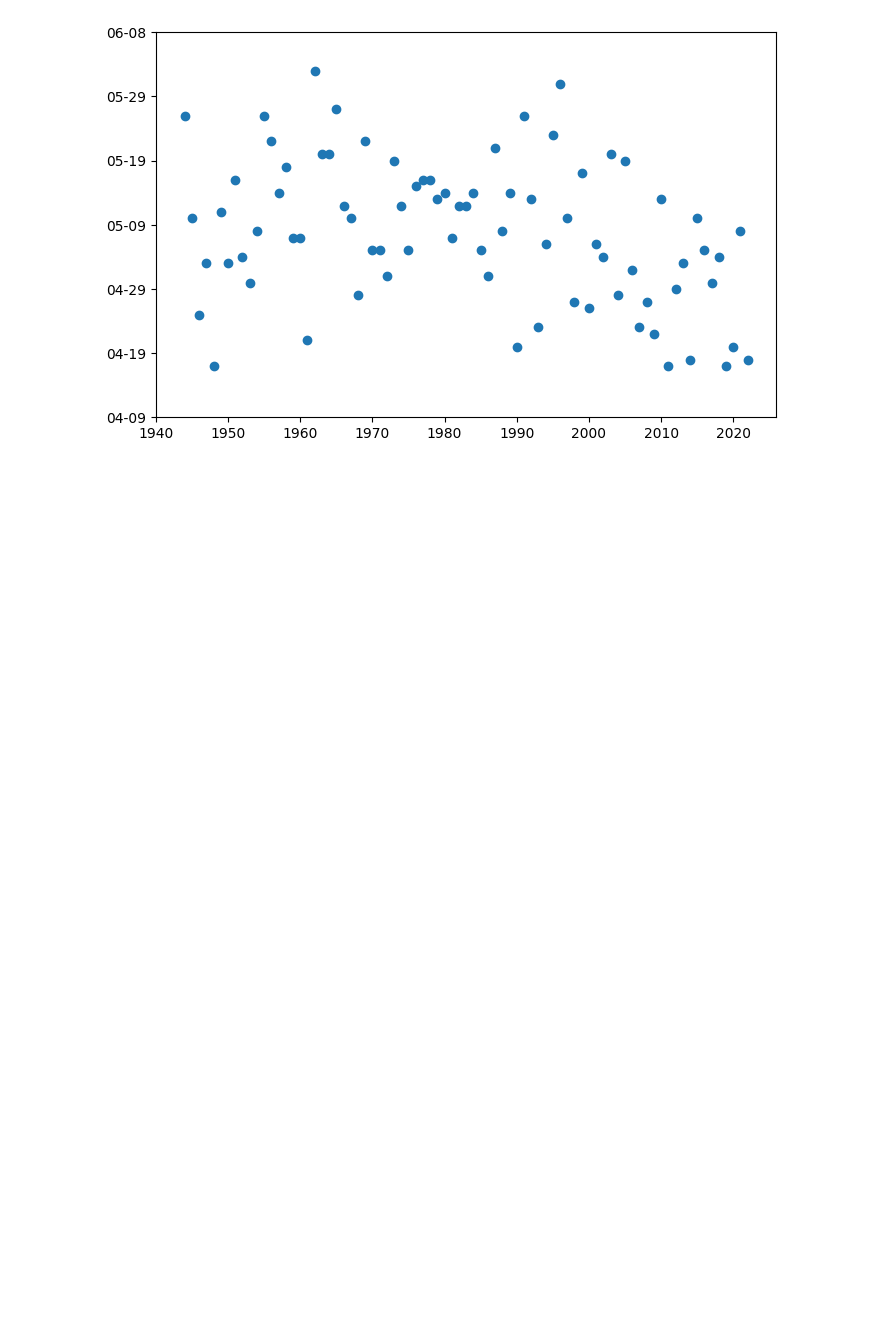
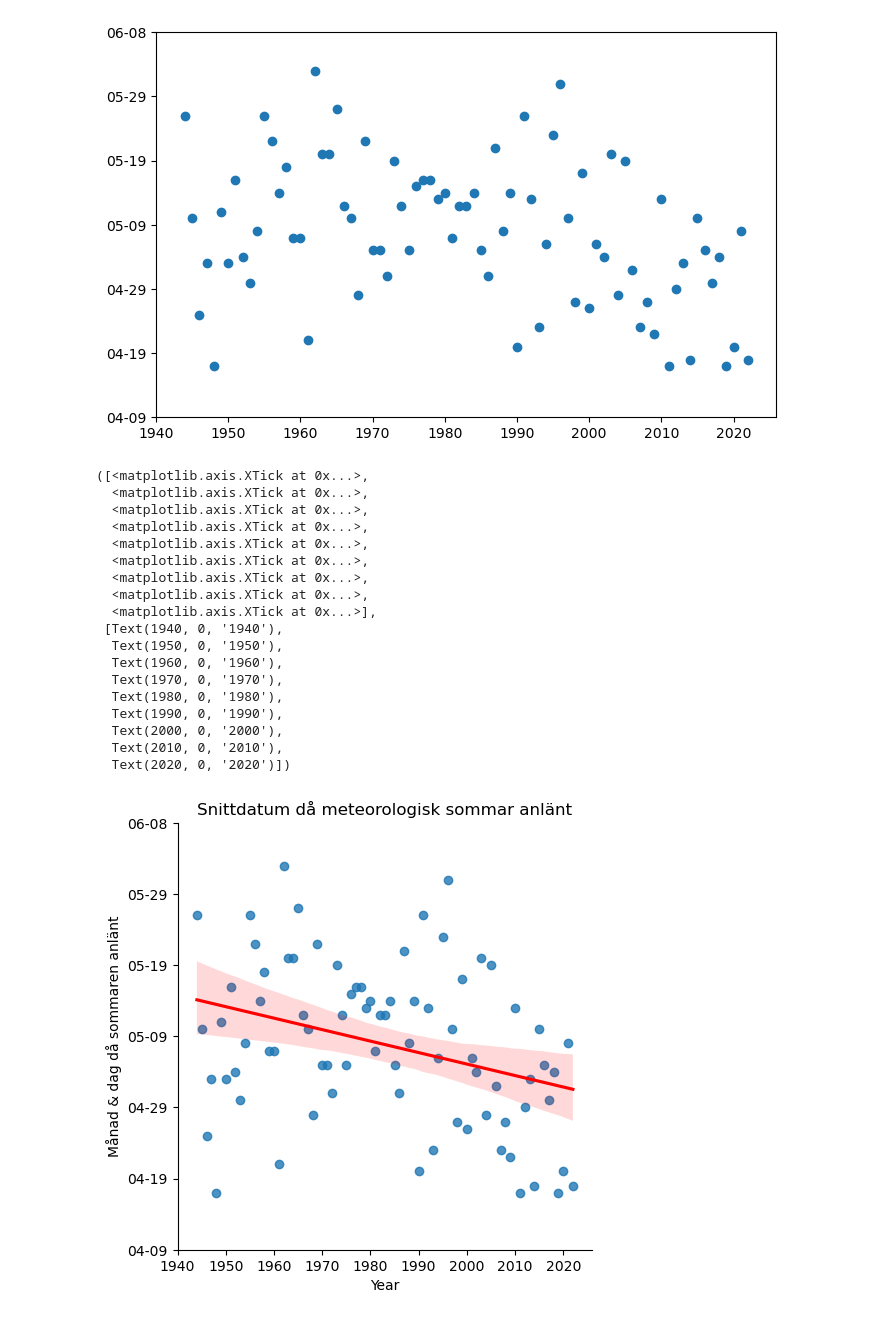
Before and after one commit to msteele919/projectwork, a Jupyter notebook: Olof_viz/first_summer_day.ipynb, the cells around one changed output. Saved outputs shown, nothing was run; the diff lists cells and outputs as text; code cells hidden in the pictures; blank space fills up the shorter version.

```diff
--- a/Olof_viz/first_summer_day.ipynb
+++ b/Olof_viz/first_summer_day.ipynb
@@ -216,3 +215,32 @@ plt.xticks(ticks=[1940, 1950, 1960, 1970, 1980, 1990, 2000, 2010, 2020])
 plt.show()
 # %% [output]
 [figure]
+# %%
+displayframe = pd.DataFrame({'Date': dates, 'Year': years})
+# %%
+sns.lmplot(x = 'Year', y='Date', data=displayframe, line_kws={'color' : 'red'})
+plt.title('Snittdatum då meteorologisk sommar anlänt')
+plt.xlabel('Year')
+plt.ylabel('Månad & dag då sommaren anlänt')
+plt.yticks(ticks=ticlist, labels=datelist)
+plt.xticks(ticks=[1940, 1950, 1960, 1970, 1980, 1990, 2000, 2010, 2020])
+# %% [output]
+([<matplotlib.axis.XTick at 0x...>,
+  <matplotlib.axis.XTick at 0x...>,
+  <matplotlib.axis.XTick at 0x...>,
+  <matplotlib.axis.XTick at 0x...>,
+  <matplotlib.axis.XTick at 0x...>,
+  <matplotlib.axis.XTick at 0x...>,
+  <matplotlib.axis.XTick at 0x...>,
+  <matplotlib.axis.XTick at 0x...>,
+  <matplotlib.axis.XTick at 0x...>],
+ [Text(1940, 0, '1940'),
+  Text(1950, 0, '1950'),
+  Text(1960, 0, '1960'),
+  Text(1970, 0, '1970'),
+  Text(1980, 0, '1980'),
+  Text(1990, 0, '1990'),
+  Text(2000, 0, '2000'),
+  Text(2010, 0, '2010'),
+  Text(2020, 0, '2020')])
+[figure, added]
```
Also changed, not shown: parts of 2 cells of this notebook.
